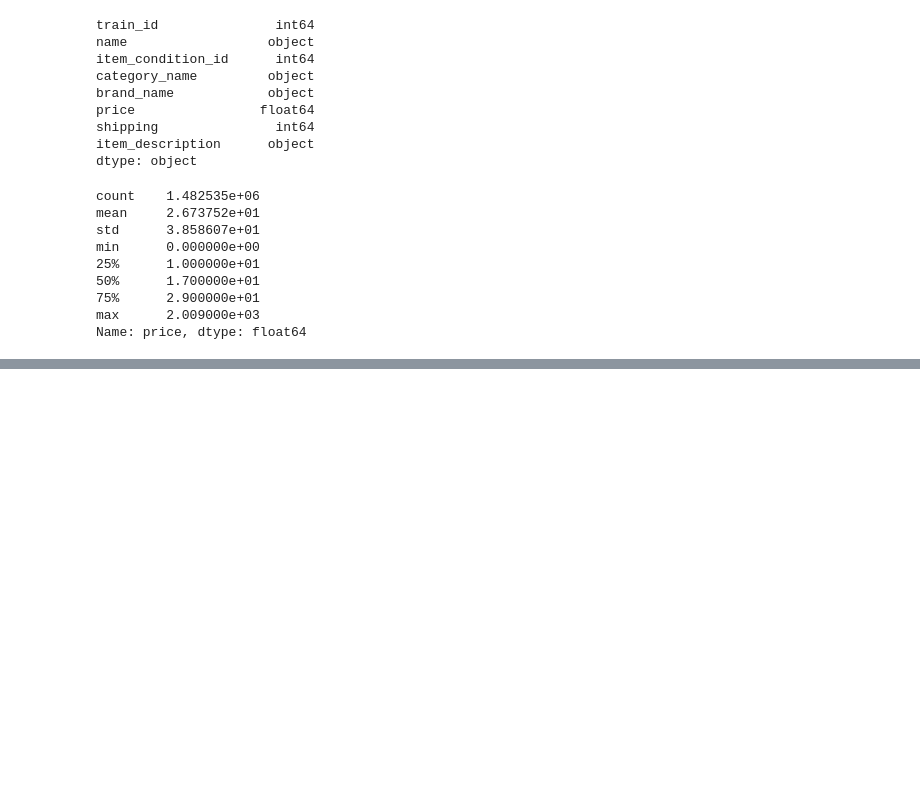
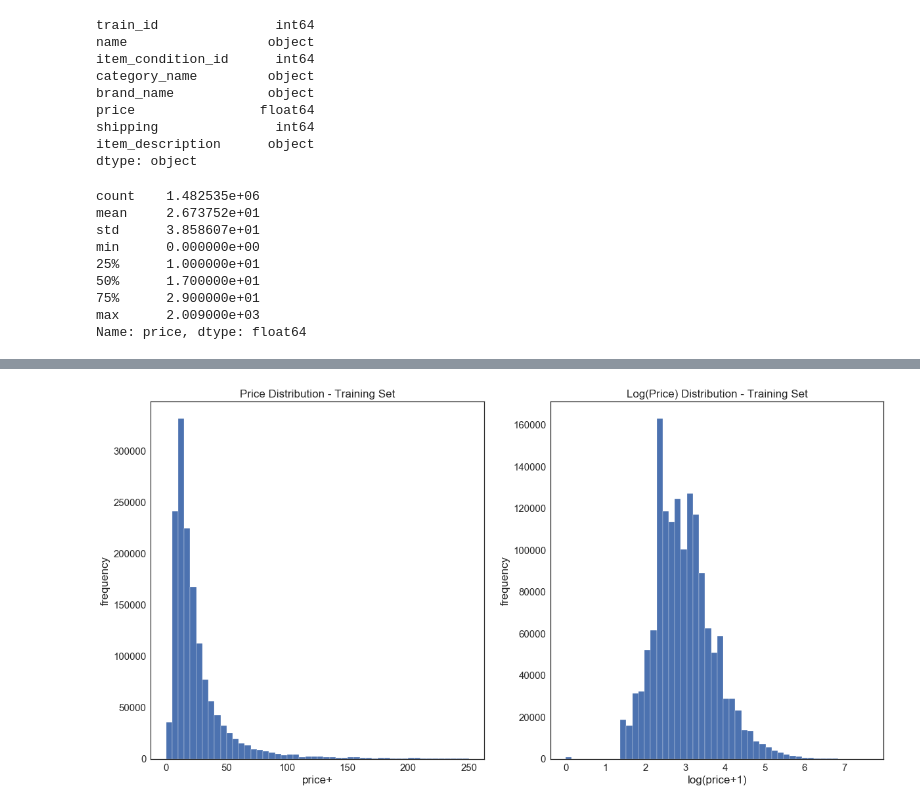
Before and after one commit to KStephenyang/Kaggle_MercariPrice, a Jupyter notebook: MercariPrice.ipynb, the cells around one changed output, grey strips where cells are left out. Drawn from its saved outputs; the diff is of its cells as text; code cells hidden in the pictures; blank space fills up the shorter version.

```diff
--- a/MercariPrice.ipynb
+++ b/MercariPrice.ipynb
@@ -5,4 +67,4 @@ import matplotlib as plt
 # %%
-train = pd.read_csv("train.tsv", sep='\t')
-test = pd.read_csv("test.tsv", sep='\t')
+train = pd.read_csv(f'{PATH}train.tsv', sep='\t')
+test = pd.read_csv(f'{PATH}test.tsv', sep='\t')
 # %%
@@ -46,0 +125,17 @@ Name: price, dtype: float64
+# %%
+plt.subplot(1, 2, 1)
+(train['price']).plot.hist(bins=50, figsize=(20,10), edgecolor='white',range=[0,250])
+plt.xlabel('price+', fontsize=17)
+plt.ylabel('frequency', fontsize=17)
+plt.tick_params(labelsize=15)
+plt.title('Price Distribution - Training Set', fontsize=17)
+
+plt.subplot(1, 2, 2)
+np.log(train['price']+1).plot.hist(bins=50, figsize=(20,10), edgecolor='white')
+plt.xlabel('log(price+1)', fontsize=17)
+plt.ylabel('frequency', fontsize=17)
+plt.tick_params(labelsize=15)
+plt.title('Log(Price) Distribution - Training Set', fontsize=17)
+plt.show()
+# %% [output]
+[figure, added]
```
Also changed, not shown: parts of 47 cells of this notebook.
